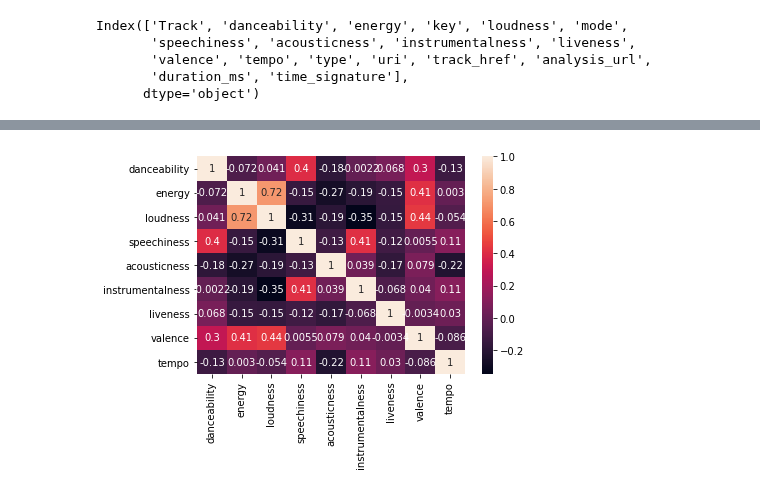
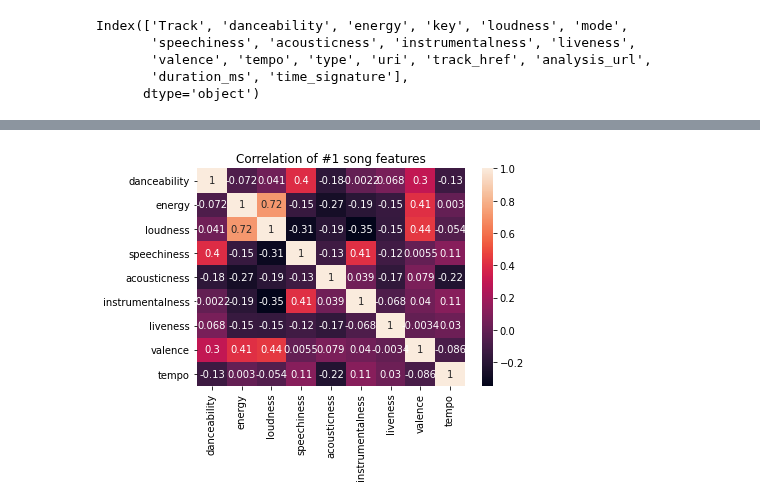
Before and after one commit to mblackstock/ds1-analytics, a Jupyter notebook: projects/spotify.ipynb, the cells around one changed output, grey strips where cells are left out. Saved outputs shown, nothing was run; the diff lists cells and outputs as text; code cells hidden in the pictures.

```diff
--- a/projects/spotify.ipynb
+++ b/projects/spotify.ipynb
@@ -289,7 +295,7 @@ import json
 url = "https://api.spotify.com/v1/audio-features?ids="+id_list
 
 response = requests.get(url, headers={'Content-Type': 'application/json',
-    'Authorization': 'Bearer BQDQSZtX2dWG9EYLYlqxaWnObQuvkEjRK6mhRsATshIcKzHSF6jjH6SAQGdj3ykvlc6irJoDhRbX4B0q0OaT7tu4uNb5yrzSspYuzTGxcDcvtVoIKhU-wnM4xTdxFwvnxwjuKpyGWFl4ax83'})
+    'Authorization': 'Bearer BQA73w3PrZCqJbKRRJfqgrkXb-rb98KNGZVFC56k2C_Gm1M3cDy9zQsxwsS7q--qQtgdWj_iTiEKSo4dF2jz8mT5Vlp9EnX6M-bLvl2j9qDUmxqSwq-zxniMgdUcvwLF4M2szdx9M0V6FLzA'})
 response
 # %% [output]
 <Response [200]>
@@ -324,0 +330,5 @@ with open('../temp/no1_features.json', 'w') as f:
+# %%
+#from file
+with open('../datasets/spotify/no1_features.json', 'r') as file:
+    features = json.load(file)
+features['audio_features'][0]
@@ -396,8 +425,9 @@ corrMatrix
 # %%
 import seaborn as sns #data visualization
 import matplotlib.pyplot as plt
 
 sns.heatmap(corrMatrix, annot=True)
+plt.title("Correlation of #1 song features")
 plt.show()
 # %% [output]
-[figure, old version]
+[figure, new version]
```
Also changed, not shown: parts of 9 cells of this notebook, 1 other file.
